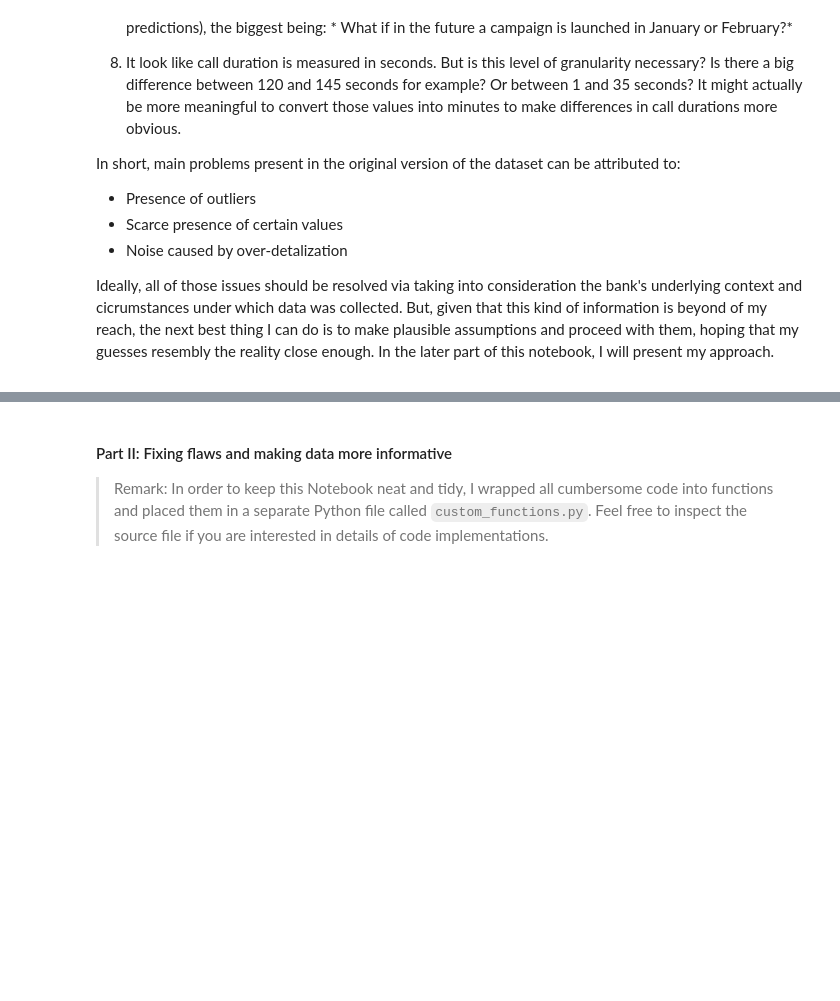
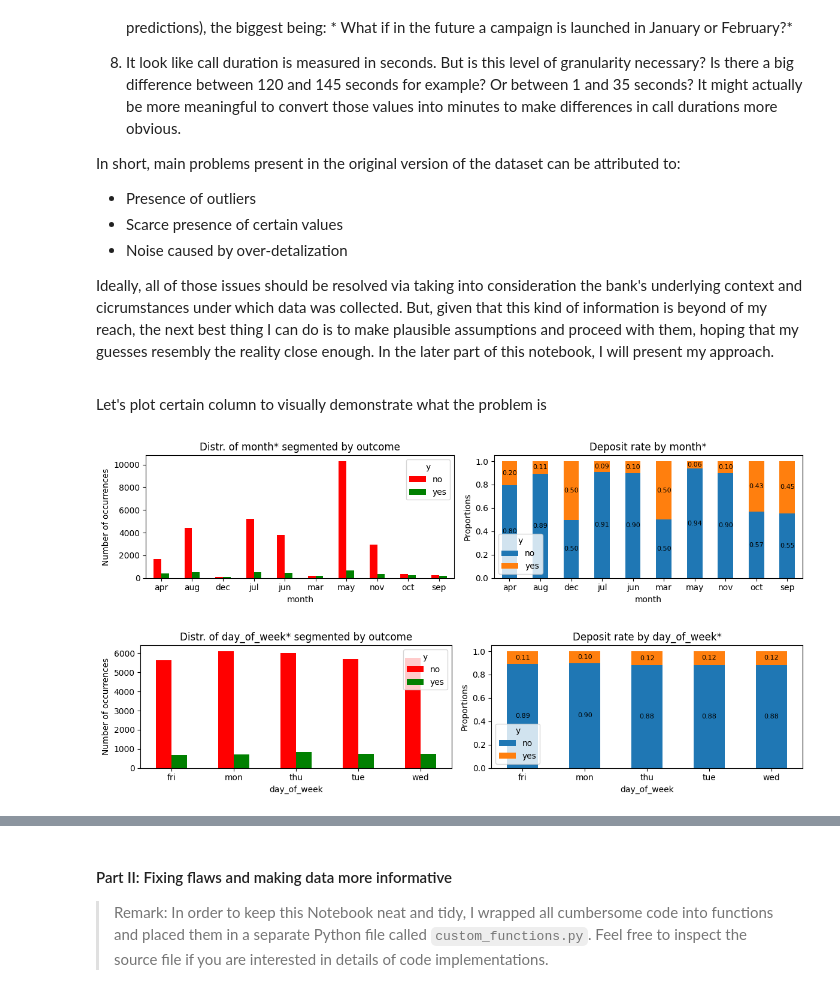
Before and after one commit to maripjan/Marketing-Campaign-at-Bank, a Jupyter notebook: subscription_prediction.ipynb, the cells around one changed output, grey strips where cells are left out. Cells and saved outputs as stored; diff of their text form; code cells hidden in the pictures; folded sections open; blank space fills up the shorter version.

```diff
--- a/subscription_prediction.ipynb
+++ b/subscription_prediction.ipynb
@@ -109,4 +110,12 @@ In short, main problems present in the original version of the dataset can be at
 Ideally, all of those issues should be resolved via taking into consideration the bank's underlying context and cicrumstances under which data was collected. But, given that this kind of information is beyond of my reach, the next best thing I can do is to make plausible assumptions and proceed with them, hoping that my guesses resembly the reality close enough. In the later part of this notebook, I will present my approach.
 
 </details>
+# %% [markdown]
+Let's plot certain column to visually demonstrate what the problem is
+# %%
+cf.plot_relative_freq(df, 'month', target='y', figsize=(12, 3))
+cf.plot_relative_freq(df, 'day_of_week', target='y', figsize=(12, 3))
+# %% [output]
+[figure, added]
+[figure, added]
 # %% [markdown]
```
Also changed, not shown: parts of 18 cells of this notebook, 4 other files.
